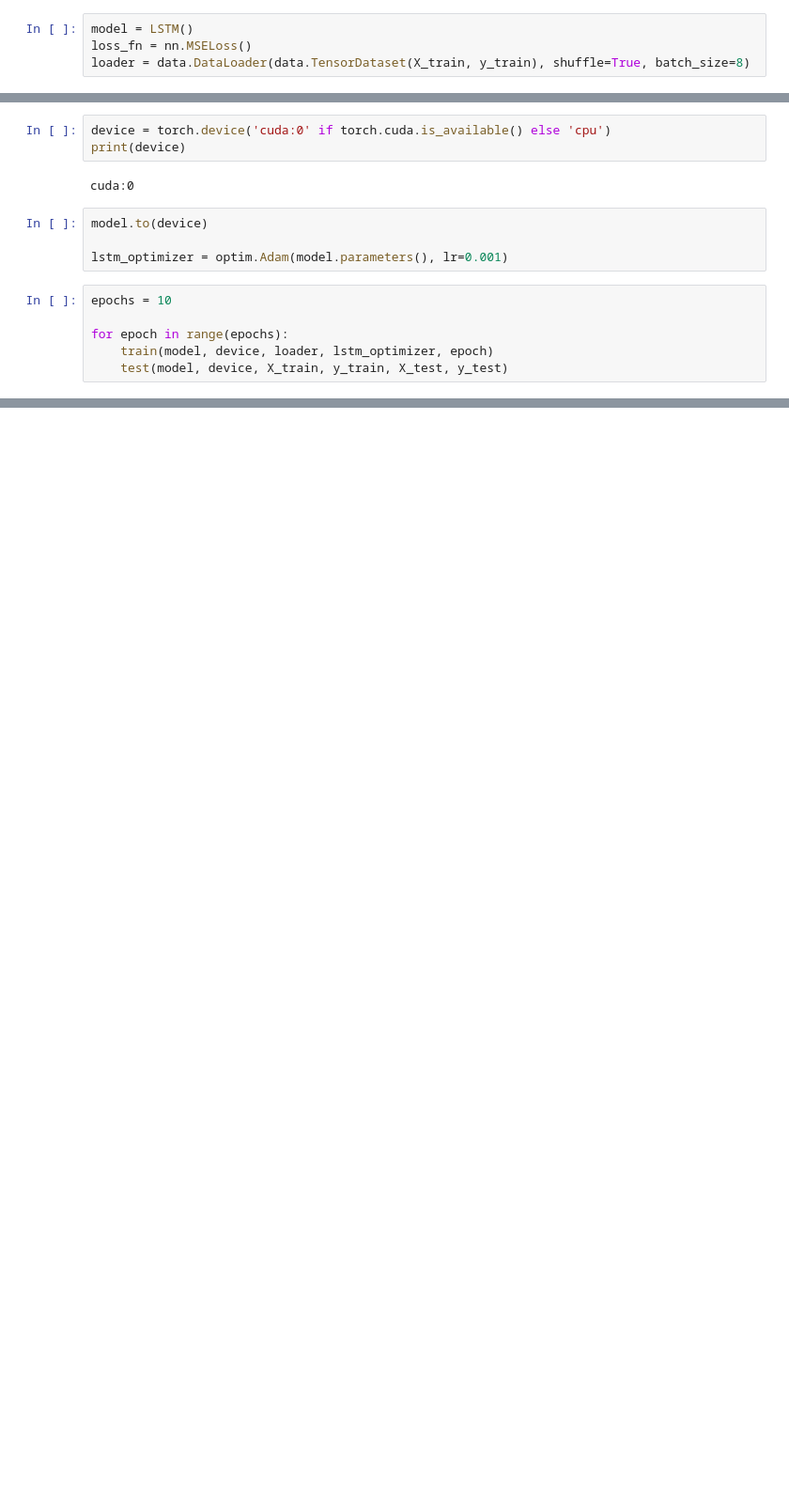
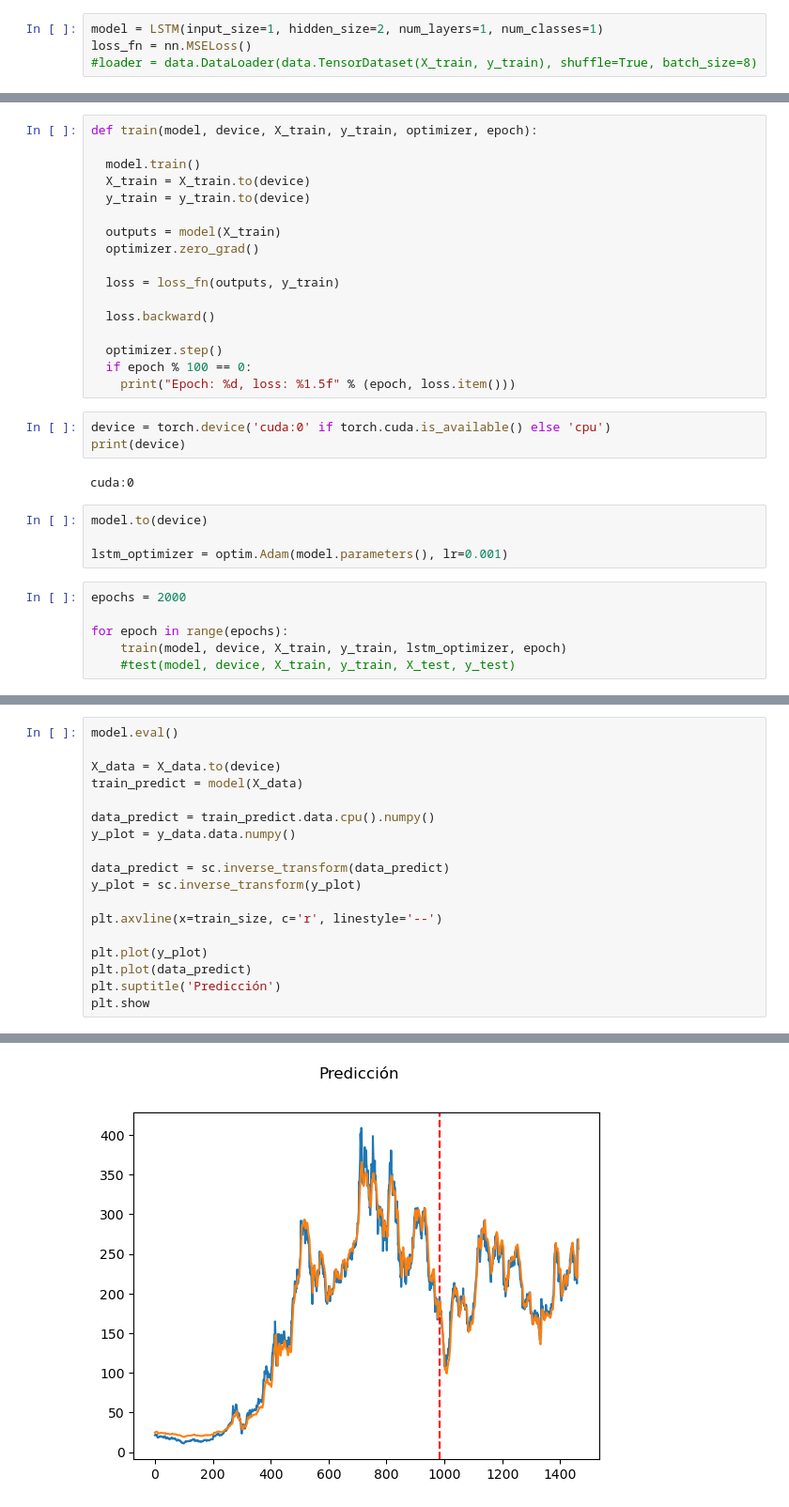
Before and after one commit to alejandro-ic-10/Smart-Agent, a Jupyter notebook: Meta_Agent_Search_LSTM.ipynb, the cells around one changed output, grey strips where cells are left out. Shown: that part at 94% size. Drawn from its saved outputs; the diff is of its cells as text; blank space fills up the shorter version.

Commit message:
Mejora del modelo, se entrena con un solo ciclo y se cambia la función test debido a que la estaba pensada para un problema de clasificación y no de regresión.

```diff
--- a/Meta_Agent_Search_LSTM.ipynb
+++ b/Meta_Agent_Search_LSTM.ipynb
@@ -146,4 +165,4 @@ class LSTM(nn.Module):
 # %%
-model = LSTM()
+model = LSTM(input_size=1, hidden_size=2, num_layers=1, num_classes=1)
 loss_fn = nn.MSELoss()
-loader = data.DataLoader(data.TensorDataset(X_train, y_train), shuffle=True, batch_size=8)
+#loader = data.DataLoader(data.TensorDataset(X_train, y_train), shuffle=True, batch_size=8)
@@ -182,3 +169,20 @@ def test(model, device, x_train, y_train, x_test, y_test):
+# %%
+def train(model, device, X_train, y_train, optimizer, epoch):
+
+  model.train()
+  X_train = X_train.to(device)
+  y_train = y_train.to(device)
+
+  outputs = model(X_train)
+  optimizer.zero_grad()
+
+  loss = loss_fn(outputs, y_train)
+
+  loss.backward()
+
+  optimizer.step()
+  if epoch % 100 == 0:
+    print("Epoch: %d, loss: %1.5f" % (epoch, loss.item()))
 # %%
 device = torch.device('cuda:0' if torch.cuda.is_available() else 'cpu')
 print(device)
@@ -189,9 +193,9 @@ model.to(device)
 
 lstm_optimizer = optim.Adam(model.parameters(), lr=0.001)
 # %%
-epochs = 10
+epochs = 2000
 
 for epoch in range(epochs):
-    train(model, device, loader, lstm_optimizer, epoch)
-    test(model, device, X_train, y_train, X_test, y_test)
+    train(model, device, X_train, y_train, lstm_optimizer, epoch)
+    #test(model, device, X_train, y_train, X_test, y_test)
 # %% [output]
@@ -214,0 +224,19 @@ Train RMSE: 161.4660, test RMSE: 150.4403
+# %%
+model.eval()
+
+X_data = X_data.to(device)
+train_predict = model(X_data)
+
+data_predict = train_predict.data.cpu().numpy()
+y_plot = y_data.data.numpy()
+
+data_predict = sc.inverse_transform(data_predict)
+y_plot = sc.inverse_transform(y_plot)
+
+plt.axvline(x=train_size, c='r', linestyle='--')
+
+plt.plot(y_plot)
+plt.plot(data_predict)
+plt.suptitle('Predicción')
+plt.show
+# %% [output]
@@ -214,0 +244 @@ Train RMSE: 161.4660, test RMSE: 150.4403
+[figure, added]
```
Also changed, not shown: parts of 23 cells of this notebook.
